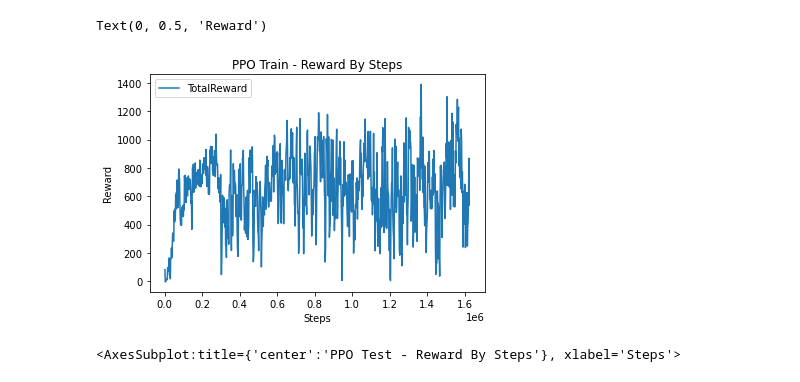
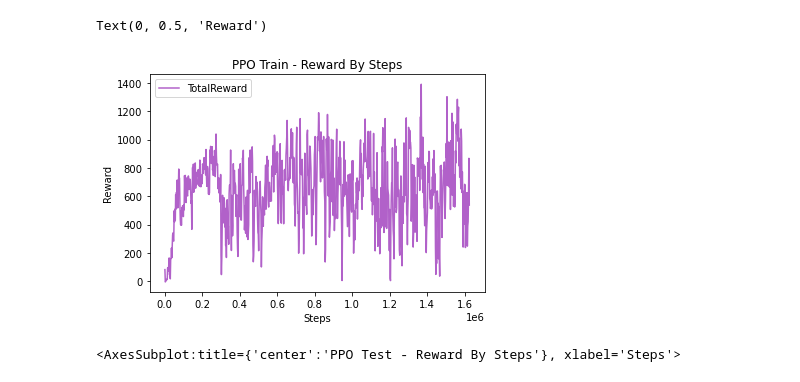
Before and after one commit to econnolly27/ReinforcementLearningNES, a Jupyter notebook: testing/graphs.ipynb, the cells around one changed output. Saved outputs shown, nothing was run; the diff lists cells and outputs as text; code cells hidden in the pictures.

```diff
--- a/testing/graphs.ipynb
+++ b/testing/graphs.ipynb
@@ -22,9 +22,9 @@ a3c_test.plot(x='Steps',y='TotalReward',title="A3C Test - Reward By Steps")
 # %%
-ppo_train_graph = ppo_train.plot(x='Steps',y='TotalReward',title="PPO Train - Reward By Steps")
+ppo_train_graph = ppo_train.plot(x='Steps',y='TotalReward',title="PPO Train - Reward By Steps",color='#b161c9')
 ppo_train_graph.set_ylabel("Reward")
 # %% [output]
 Text(0, 0.5, 'Reward')
-[figure, old version]
+[figure, new version]
 # %%
 ppo_test.plot(x='Steps',y='TotalReward',title="PPO Test - Reward By Steps")
 # %% [output]
```
Also changed, not shown: parts of 3 cells of this notebook, 6 other files.
